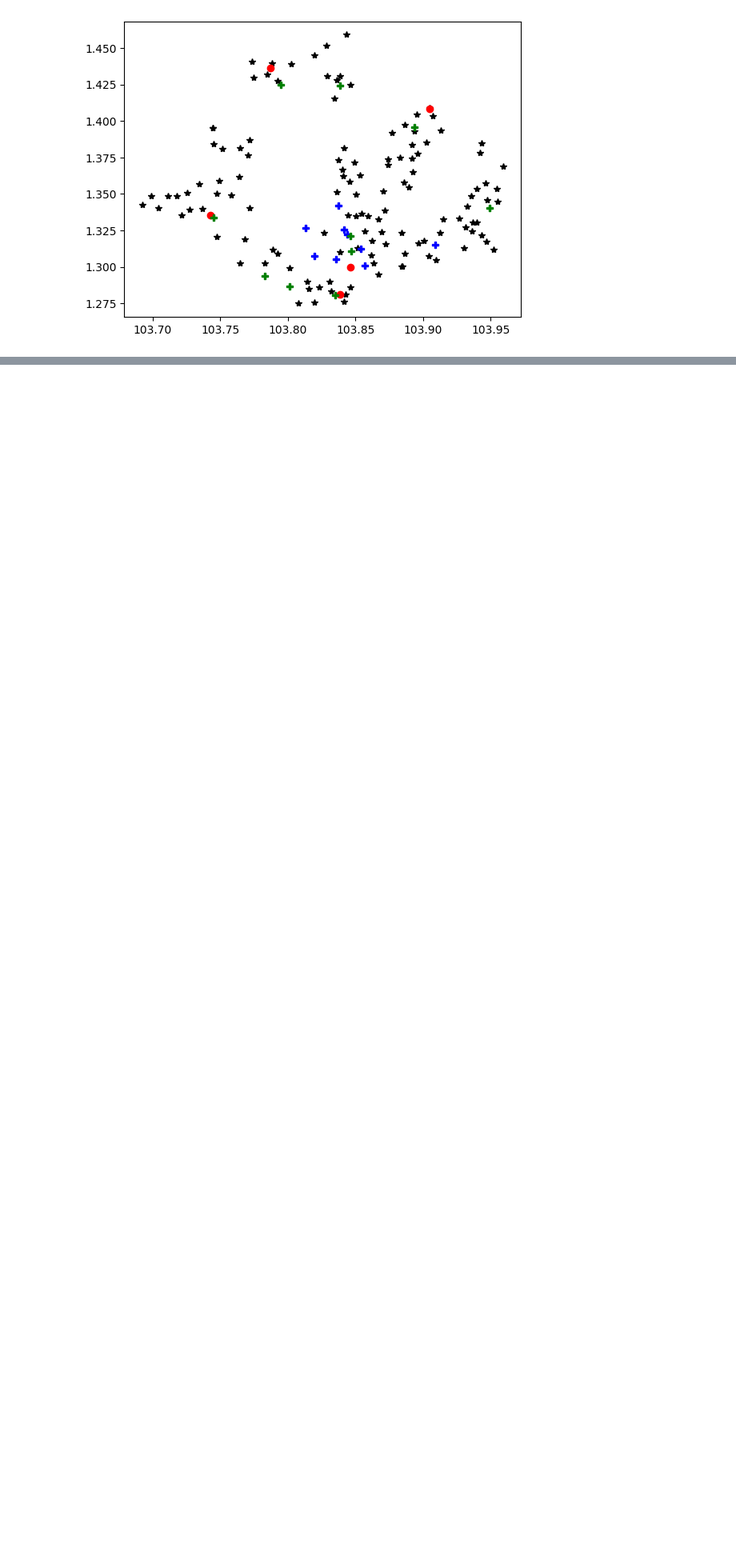
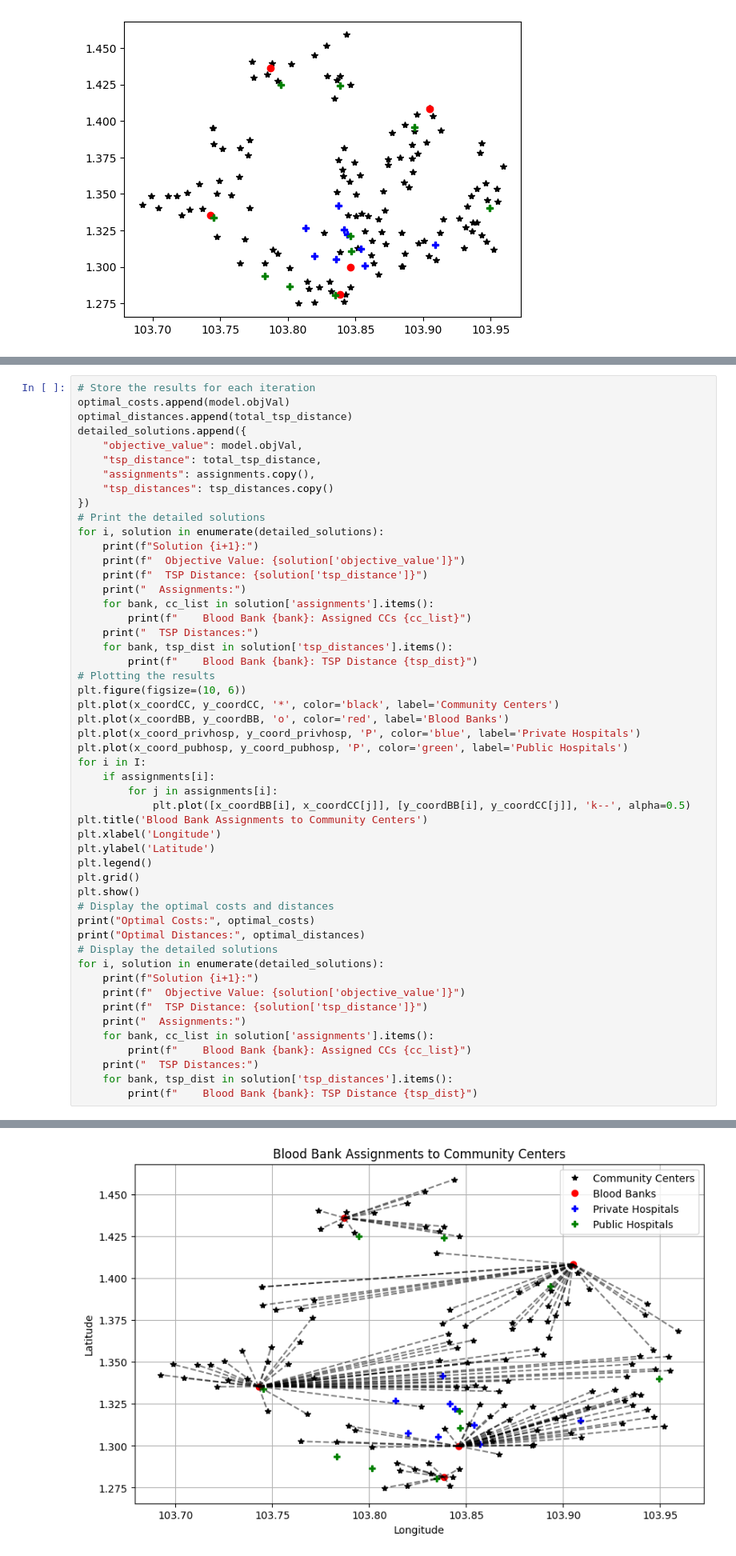
Before and after one commit to benedict-9/HST_proj1, a Jupyter notebook: distance computation.ipynb, the cells around one changed output, grey strips where cells are left out. Shown at 80% size. Cells and saved outputs as stored; diff of their text form; blank space fills up the shorter version.

```diff
--- a/distance computation.ipynb
+++ b/distance computation.ipynb
@@ -239,0 +288,52 @@ plt.show()
+# %%
+# Store the results for each iteration
+optimal_costs.append(model.objVal)
+optimal_distances.append(total_tsp_distance)
+detailed_solutions.append({
+	"objective_value": model.objVal,
+	"tsp_distance": total_tsp_distance,
+	"assignments": assignments.copy(),
+	"tsp_distances": tsp_distances.copy()
+})
+# Print the detailed solutions
+for i, solution in enumerate(detailed_solutions):
+	print(f"Solution {i+1}:")
+	print(f"  Objective Value: {solution['objective_value']}")
+	print(f"  TSP Distance: {solution['tsp_distance']}")
+	print("  Assignments:")
+	for bank, cc_list in solution['assignments'].items():
+		print(f"    Blood Bank {bank}: Assigned CCs {cc_list}")
+	print("  TSP Distances:")
+	for bank, tsp_dist in solution['tsp_distances'].items():
+		print(f"    Blood Bank {bank}: TSP Distance {tsp_dist}")
+# Plotting the results
+plt.figure(figsize=(10, 6))
+plt.plot(x_coordCC, y_coordCC, '*', color='black', label='Community Centers')
+plt.plot(x_coordBB, y_coordBB, 'o', color='red', label='Blood Banks')
+plt.plot(x_coord_privhosp, y_coord_privhosp, 'P', color='blue', label='Private Hospitals')
+plt.plot(x_coord_pubhosp, y_coord_pubhosp, 'P', color='green', label='Public Hospitals')
+for i in I:
+	if assignments[i]:
+		for j in assignments[i]:
+			plt.plot([x_coordBB[i], x_coordCC[j]], [y_coordBB[i], y_coordCC[j]], 'k--', alpha=0.5)
+plt.title('Blood Bank Assignments to Community Centers')
+plt.xlabel('Longitude')
+plt.ylabel('Latitude')
+plt.legend()
+plt.grid()
+plt.show()
+# Display the optimal costs and distances
+print("Optimal Costs:", optimal_costs)
+print("Optimal Distances:", optimal_distances)
+# Display the detailed solutions
+for i, solution in enumerate(detailed_solutions):
+	print(f"Solution {i+1}:")
+	print(f"  Objective Value: {solution['objective_value']}")
+	print(f"  TSP Distance: {solution['tsp_distance']}")
+	print("  Assignments:")
+	for bank, cc_list in solution['assignments'].items():
+		print(f"    Blood Bank {bank}: Assigned CCs {cc_list}")
+	print("  TSP Distances:")
+	for bank, tsp_dist in solution['tsp_distances'].items():
+		print(f"    Blood Bank {bank}: TSP Distance {tsp_dist}")
+# %% [output]
@@ -239,0 +355 @@ plt.show()
+[figure, added]
```
Also changed, not shown: parts of 4 cells of this notebook.
